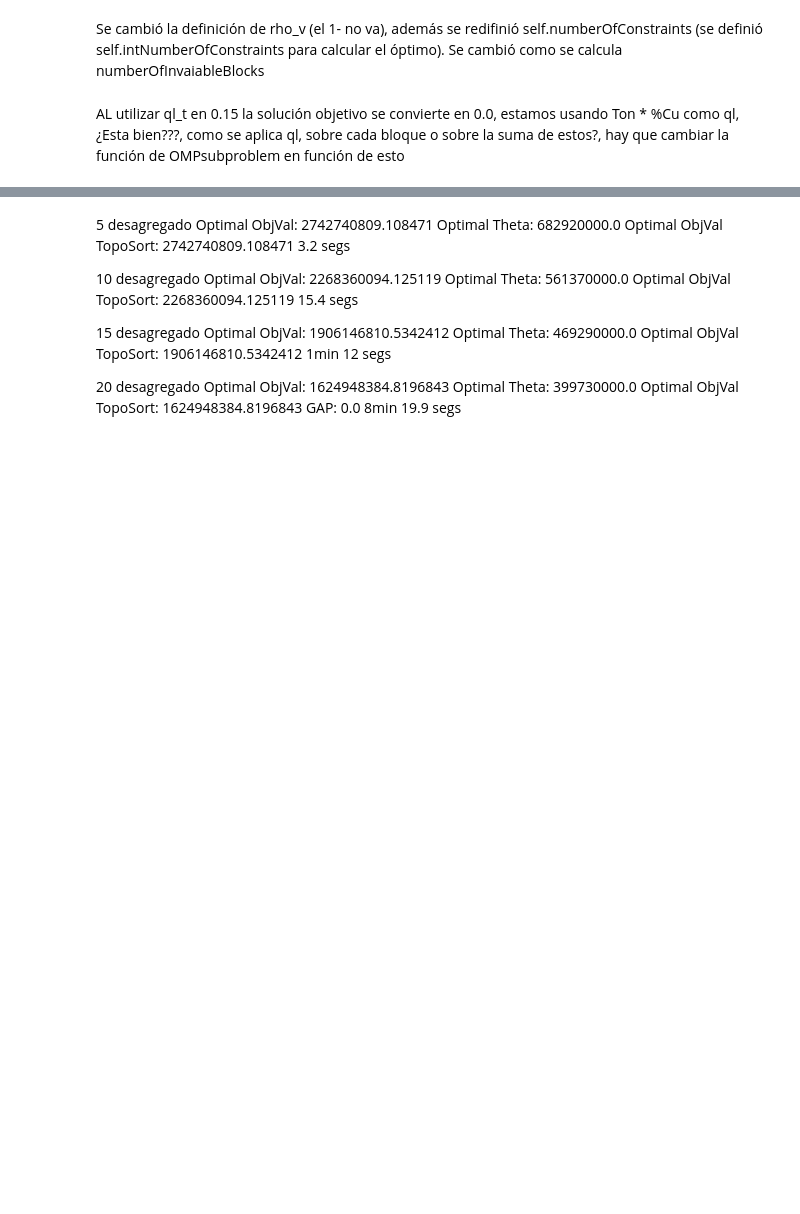
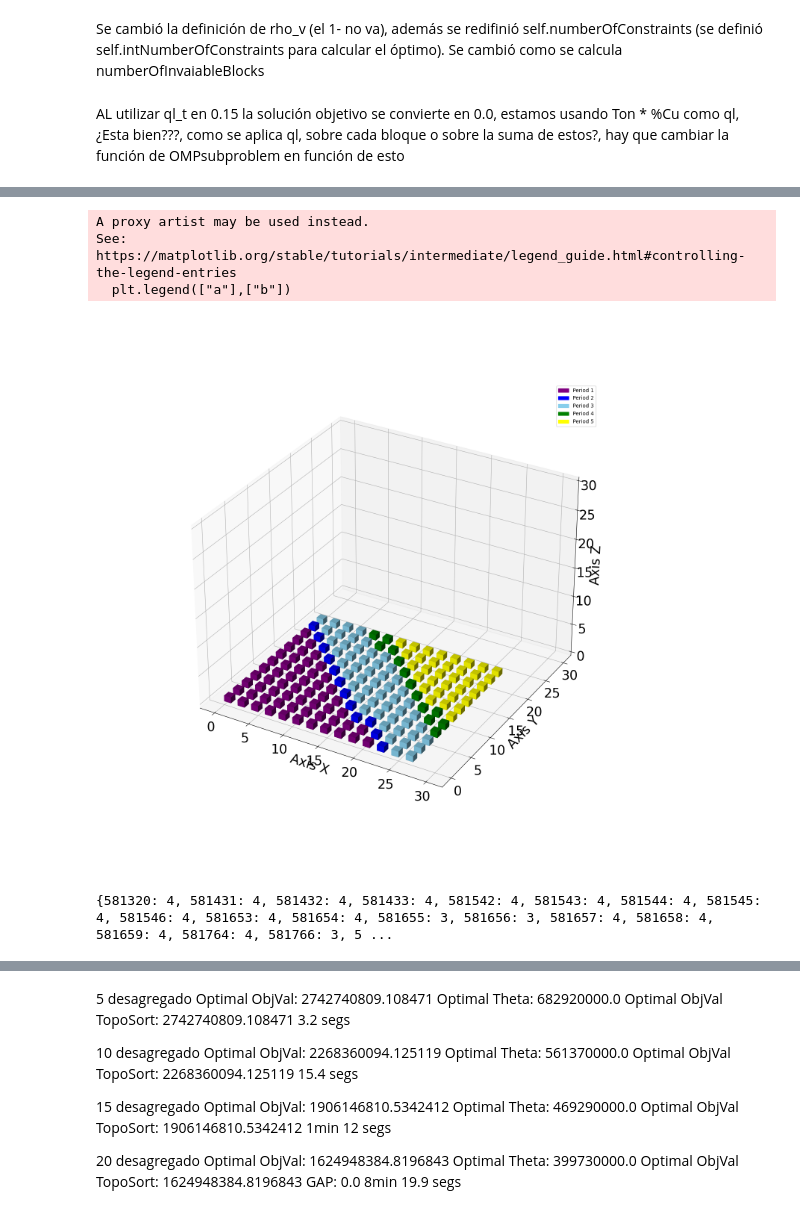
Before and after one commit to Wamedina/Tesis-Magister, a Jupyter notebook: Codes/JupyterCodes/bendersJupyterOmp.ipynb, the cells around one changed output, grey strips where cells are left out. Cells and saved outputs as stored; diff of their text form; code cells hidden in the pictures; blank space fills up the shorter version.

```diff
--- a/Codes/JupyterCodes/bendersJupyterOmp.ipynb
+++ b/Codes/JupyterCodes/bendersJupyterOmp.ipynb
@@ -147,3 +619,0 @@ main.subProblemObjValue
-# %%
-main2 = Main(undergroundMineDataframe, undergroundMineDataframe)
-main2.execute()
@@ -195,0 +628,3 @@ len(main.SubProblem.B_v[1225])
+# %%
+for v in main2.MasterProblem.B_v:
+    print(v,len(main2.MasterProblem.B_v[v]), main2.MasterProblem.B_v[v])
@@ -195,0 +1002,2 @@ len(main.SubProblem.B_v[1225])
+# %%
+numberOfPeriods = 5
@@ -195,0 +1466,3 @@ len(main.SubProblem.B_v[1225])
+# %%
+main = Main(undergroundMineDataframe, undergroundMineDataframe)
+main.execute()
@@ -195,0 +1489,28 @@ len(main.SubProblem.B_v[1225])
+# %%
+plotDrawpointsPoints(len(main.MasterProblem.drawpoint),main.MasterProblem.x_dt_values,main.numberOfPeriods,main.MasterProblem.x_draw,main.MasterProblem.y_draw,main.MasterProblem.z_draw)
+# %% [output]
+A proxy artist may be used instead.
+See: https://matplotlib.org/stable/tutorials/intermediate/legend_guide.html#controlling-the-legend-entries
+  plt.legend(["a"],["b"])
+[figure, added]
+# %%
+# Creamos un diccionario vacío
+data_dict = {}
+
+# Abrimos el archivo en modo lectura
+with open('openPit_openPit_dbs_duals.TOPOSORT.ip.sol', 'r') as file:
+    for line in file:
+        # Separamos la línea por espacios
+        fields = line.split()
+
+        # Convertimos el primer y tercer campo a int y lo añadimos al diccionario
+        key = int(fields[0])
+        value = int(fields[2])
+
+        data_dict[key] = value
+
+# Imprimimos el diccionario
+print(data_dict)
+openPitDict = data_dict
+# %% [output]
+{581320: 4, 581431: 4, 581432: 4, 581433: 4, 581542: 4, 581543: 4, 581544: 4, 581545: 4, 581546: 4, 581653: 4, 581654: 4, 581655: 3, 581656: 3, 581657: 4, 581658: 4, 581659: 4, 581764: 4, 581766: 3, 5 ...
```
Also changed, not shown: parts of 33 cells of this notebook, 21 other files.
